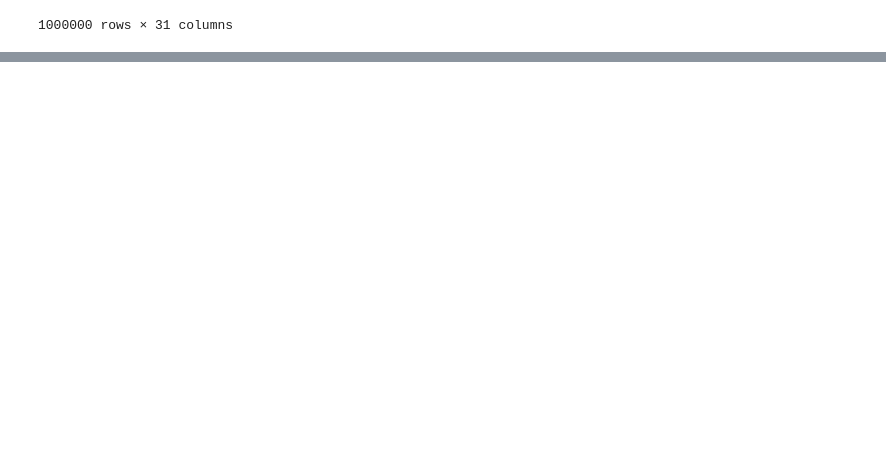
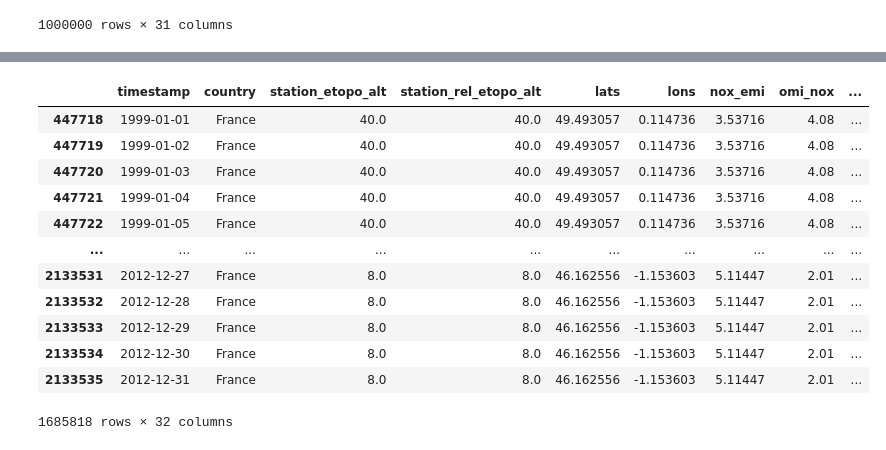
Before and after one commit to shmh40/overcast, a Jupyter notebook: personal_notebooks/modifying_toar_data_for_overcast.ipynb, the cells around one changed output, grey strips where cells are left out. Saved outputs shown, nothing was run; the diff lists cells and outputs as text; code cells hidden in the pictures; blank space fills up the shorter version.

```diff
--- a/personal_notebooks/modifying_toar_data_for_overcast.ipynb
+++ b/personal_notebooks/modifying_toar_data_for_overcast.ipynb
@@ -44,0 +125,22 @@ data.to_csv('/home/jovyan/packages/overcast/data/toar_reduced_data_timestamp_col
+# %%
+ukfrit_data.rename(columns = {'datetime':'timestamp'}, inplace = True)
+# %%
+ukfrit_data.rename(columns = {'lat':'lats', 'lon':'lons'}, inplace = True)
+# %%
+fr_data = ukfrit_data[ukfrit_data['country'] == 'France']
+# %%
+fr_data
+# %% [output]
+|  | timestamp | country | station_etopo_alt | station_rel_etopo_alt | lats | lons | nox_emi | omi_nox | ... |
+| 447718 | 1999-01-01 | France | 40.0 | 40.0 | 49.493057 | 0.114736 | 3.53716 | 4.08 | ... |
+| 447719 | 1999-01-02 | France | 40.0 | 40.0 | 49.493057 | 0.114736 | 3.53716 | 4.08 | ... |
+| 447720 | 1999-01-03 | France | 40.0 | 40.0 | 49.493057 | 0.114736 | 3.53716 | 4.08 | ... |
+| 447721 | 1999-01-04 | France | 40.0 | 40.0 | 49.493057 | 0.114736 | 3.53716 | 4.08 | ... |
+| 447722 | 1999-01-05 | France | 40.0 | 40.0 | 49.493057 | 0.114736 | 3.53716 | 4.08 | ... |
+| ... | ... | ... | ... | ... | ... | ... | ... | ... | ... |
+| 2133531 | 2012-12-27 | France | 8.0 | 8.0 | 46.162556 | -1.153603 | 5.11447 | 2.01 | ... |
+| 2133532 | 2012-12-28 | France | 8.0 | 8.0 | 46.162556 | -1.153603 | 5.11447 | 2.01 | ... |
+| 2133533 | 2012-12-29 | France | 8.0 | 8.0 | 46.162556 | -1.153603 | 5.11447 | 2.01 | ... |
+| 2133534 | 2012-12-30 | France | 8.0 | 8.0 | 46.162556 | -1.153603 | 5.11447 | 2.01 | ... |
+| 2133535 | 2012-12-31 | France | 8.0 | 8.0 | 46.162556 | -1.153603 | 5.11447 | 2.01 | ... |
+1685818 rows × 32 columns
```
Also changed, not shown: parts of 13 cells of this notebook, 1 other file.
